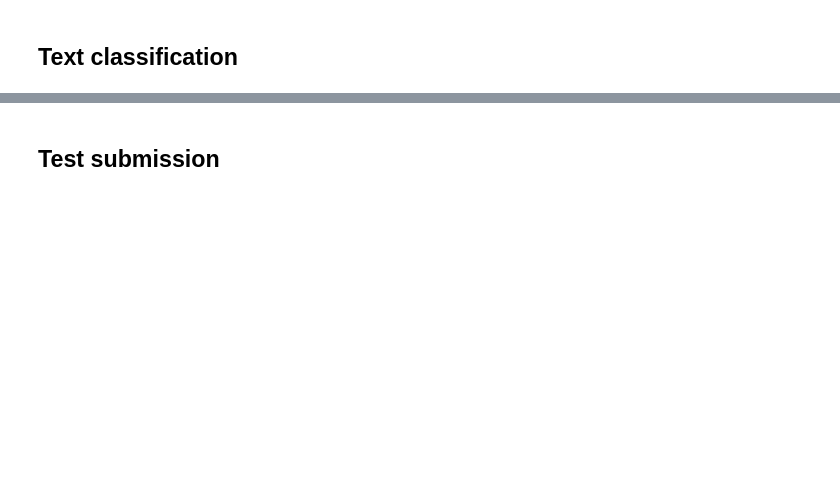
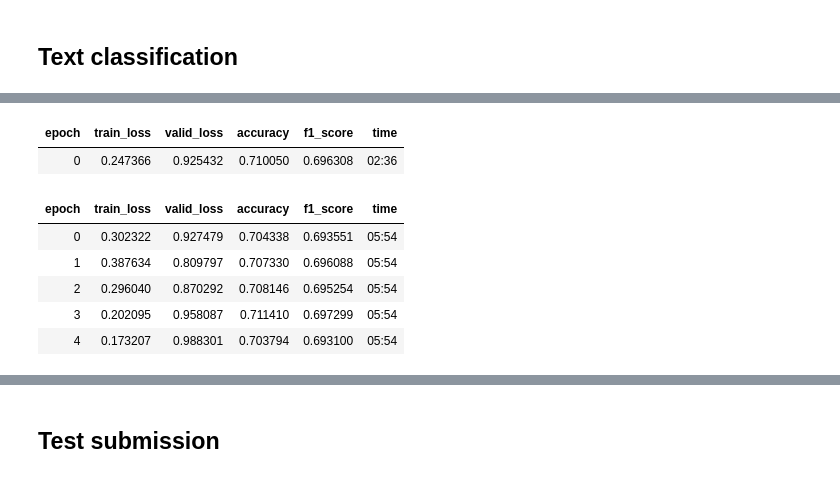
Before and after one commit to sayanbanerjee32/feedback-prize-effectiveness, a Jupyter notebook: all_text_concat_ulmfit_model.ipynb, the cells around one changed output, grey strips where cells are left out. Cells and saved outputs as stored; diff of their text form; code cells hidden in the pictures; blank space fills up the shorter version.

```diff
--- a/all_text_concat_ulmfit_model.ipynb
+++ b/all_text_concat_ulmfit_model.ipynb
@@ -246,5 +319,14 @@ learn.lr_find(suggest_funcs=(valley, slide))
 # %%
-learn.fine_tune(10, 0.01)
+learn.fine_tune(5, 0.01)
+# %% [output]
+| epoch | train_loss | valid_loss | accuracy | f1_score | time |
+| 0 | 0.247366 | 0.925432 | 0.710050 | 0.696308 | 02:36 |
+| epoch | train_loss | valid_loss | accuracy | f1_score | time |
+| 0 | 0.302322 | 0.927479 | 0.704338 | 0.693551 | 05:54 |
+| 1 | 0.387634 | 0.809797 | 0.707330 | 0.696088 | 05:54 |
+| 2 | 0.296040 | 0.870292 | 0.708146 | 0.695254 | 05:54 |
+| 3 | 0.202095 | 0.958087 | 0.711410 | 0.697299 | 05:54 |
+| 4 | 0.173207 | 0.988301 | 0.703794 | 0.693100 | 05:54 |
 # %%
 model_save_path.mkdir(parents=True, exist_ok=True)
 # learn.export(f'{model_save_path}/all_col_concat_learner.pkl')
```
Also changed, not shown: parts of 19 cells of this notebook.
